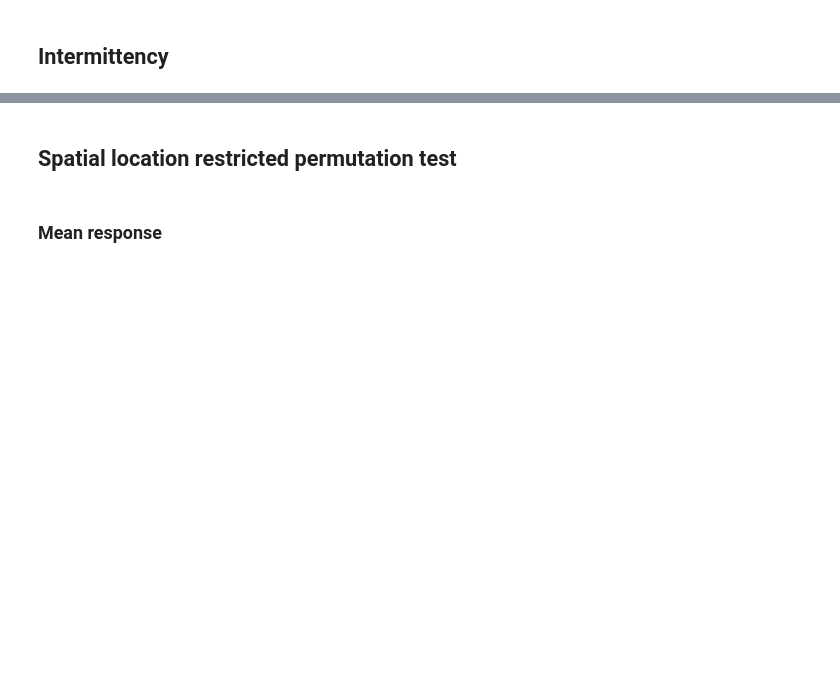
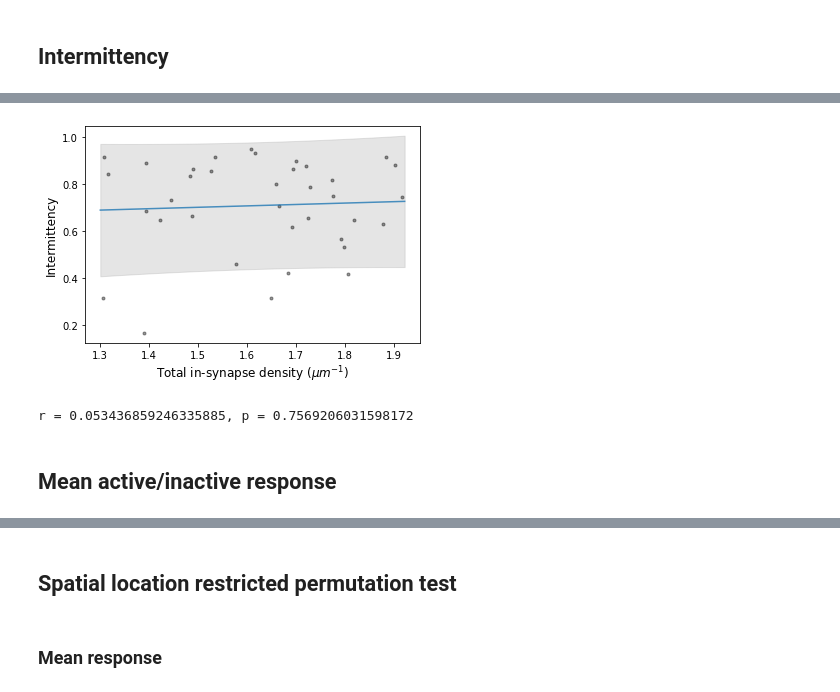
Before and after one commit to AllenInstitute/MicronsBinder, a Jupyter notebook: notebooks/multiscale/function/structure_function_analysis_Figure6.ipynb, the cells around one changed output, grey strips where cells are left out. Saved outputs shown, nothing was run; the diff lists cells and outputs as text; code cells hidden in the pictures; blank space fills up the shorter version.

Commit message:
structure-function analysis

```diff
--- a/notebooks/multiscale/function/structure_function_analysis_Figure6.ipynb
+++ b/notebooks/multiscale/function/structure_function_analysis_Figure6.ipynb
@@ -25,26 +29,5 @@ from scipy.stats import pearsonr, percentileofscore
 # %% [markdown]
 ## Functions
-# %%
-# Utils
-def distance(x, y):
-
-    return np.sqrt(np.sum((x-y)**2, axis=1))
-
-
-def str2coord(str_coord, dtype="int"):
-
-    l = str_coord[1:-1].split(" ")
-    coord = []
-    for j in range(len(l)):
-        if l[j] != "":
-            if dtype == "int":
-                coord.append(int(l[j]))
-            elif dtype == "float":
-                coord.append(float(l[j]))
-
-    coord = np.array(coord)
-
-    return coord
 # %%
 # DataJoint
 
@@ -461,3 +444,20 @@ real_synapse = np.zeros((pre_id_all.shape[0],2), dtype=np.uint64)
 real_synapse[:,0] = pre_id_all
 real_synapse[:,1] = post_id_all
 real_connection = np.unique(real_synapse, axis=0)
+# %%
+# In/out degree
+# Computing only for cells with functional data
+insyn_deg = np.zeros((n_func)) # In-synapse degree
+inconn_deg = np.zeros((n_func)) # In-connection degree
+outsyn_deg = np.zeros((n_func)) # Out-synapse degree
+outconn_deg = np.zeros((n_func)) # Out-connection degree
+
+for i in range(n_func):
+
+    seg_id = pyc_func_list[i]
+
+    outsyn_deg[i] = np.sum(real_synapse[:,0]==seg_id)
+    insyn_deg[i] = np.sum(real_synapse[:,1]==seg_id)
+
+    outconn_deg[i] = np.sum(real_connection[:,0]==seg_id)
+    inconn_deg[i] = np.sum(real_connection[:,1]==seg_id)
@@ -474,7 +491,7 @@ synapse_post_pyc_df = synapse_all_pyc_df.iloc[post_idx]
 
 post_centroids = np.zeros((post_idx.shape[0],3))
 for i in range(post_idx.shape[0]):
-    post_centroids[i,:] = str2coord(synapse_post_pyc_df.iloc[i]["ctr_pt_position"])
+    post_centroids[i,:] = synapse_post_pyc_df.iloc[i]["ctr_pt_position"]
 
 post_id_list = np.array(synapse_post_pyc_df["post_root_id"])
 post_soma_loc = np.zeros(post_centroids.shape)
@@ -608,4 +615,9 @@ plot_linear_fit(inconn_density[tune_all_idx], intermittency[tune_all_idx],
 # %%
-plot_linear_fit(total_insyn_density[tune_all_idx], mean_response[tune_all_idx],
+plot_linear_fit(total_insyn_density[tune_all_idx], intermittency[tune_all_idx],
          xlab="Total in-synapse density ($\mu m^{-1}$)",
          ylab="Intermittency")
+# %% [output]
+[figure, added]
+r = 0.053436859246335885, p = 0.7569206031598172
+# %% [markdown]
+## Mean active/inactive response
```
Also changed, not shown: parts of 17 cells of this notebook, 1 other file.
